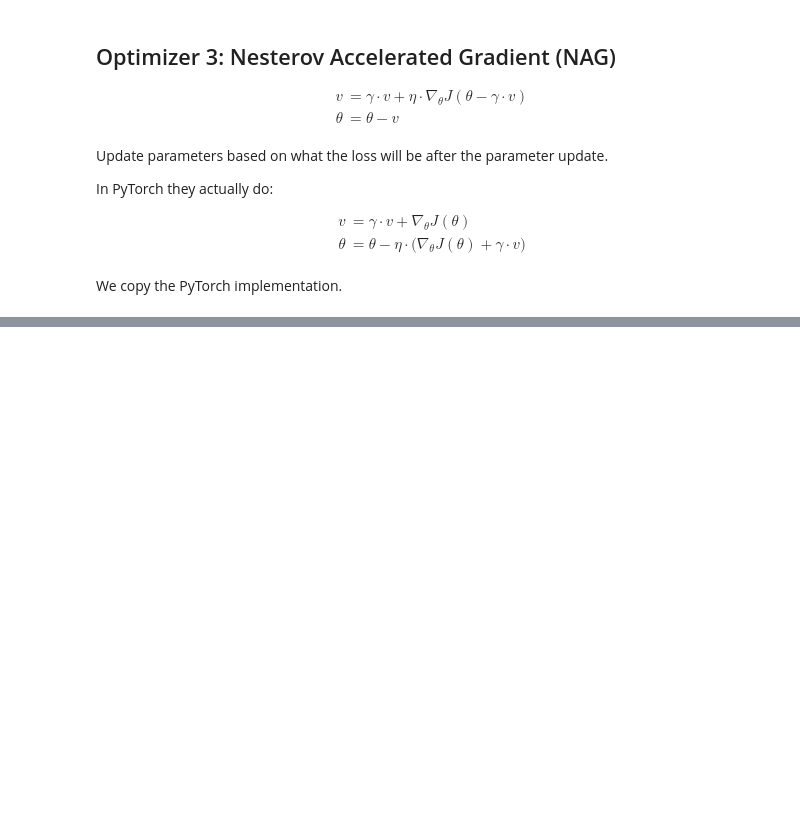
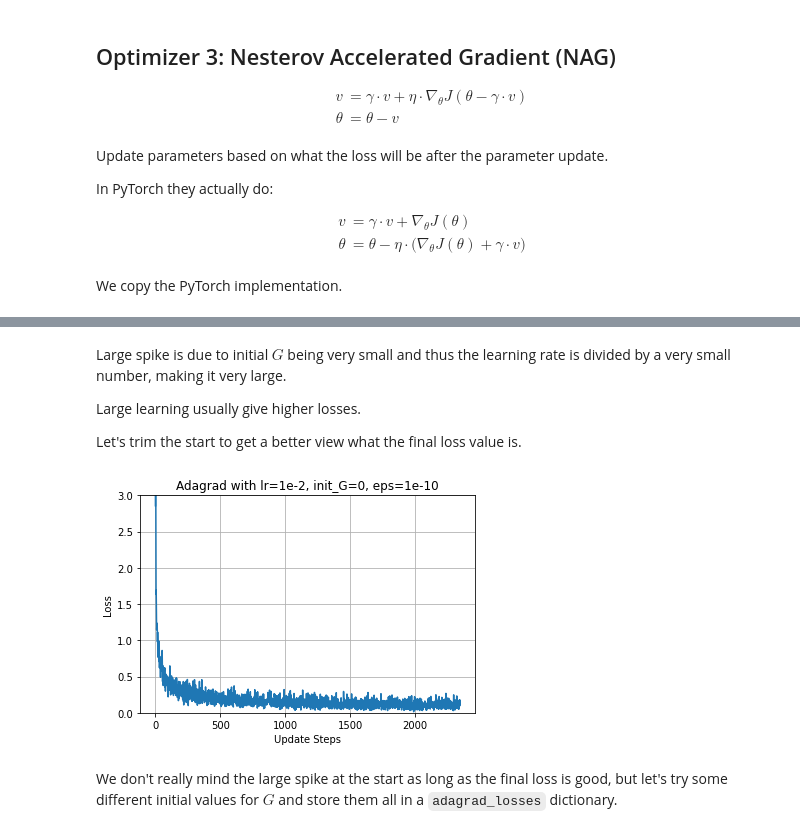
Before and after one commit to bentrevett/a-tour-of-pytorch-optimizers, a Jupyter notebook: optimizers.ipynb, the cells around one changed output, grey strips where cells are left out. Drawn from its saved outputs; the diff is of its cells as text; code cells hidden in the pictures; blank space fills up the shorter version.

```diff
--- a/optimizers.ipynb
+++ b/optimizers.ipynb
@@ -251,0 +288,12 @@ plot_losses(losses, labels, 'SGD Optimizers with lr=1e-3, momentum=0.9')
+# %% [markdown]
+Large spike is due to initial $G$ being very small and thus the learning rate is divided by a very small number, making it very large.
+
+Large learning usually give higher losses.
+
+Let's trim the start to get a better view what the final loss value is.
+# %%
+plot_loss(adagrad_loss, 'Adagrad with lr=1e-2, init_G=0, eps=1e-10', ymax=3.0)
+# %% [output]
+[figure, added]
+# %% [markdown]
+We don't really mind the large spike at the start as long as the final loss is good, but let's try some different initial values for $G$ and store them all in a `adagrad_losses` dictionary.
```
Also changed, not shown: parts of 29 cells of this notebook.
